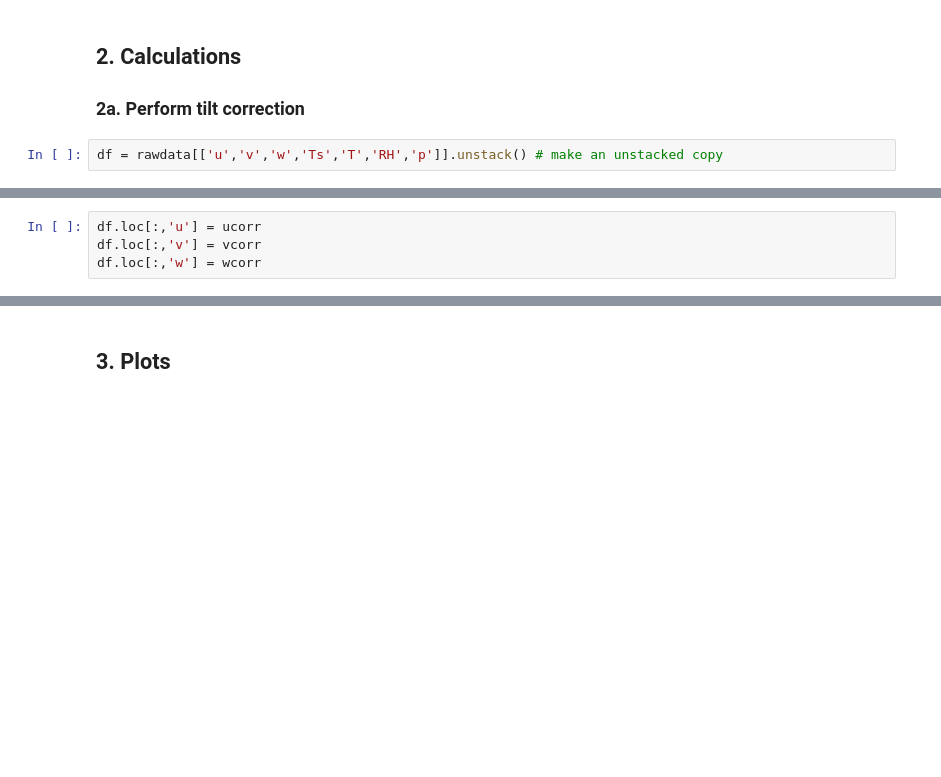
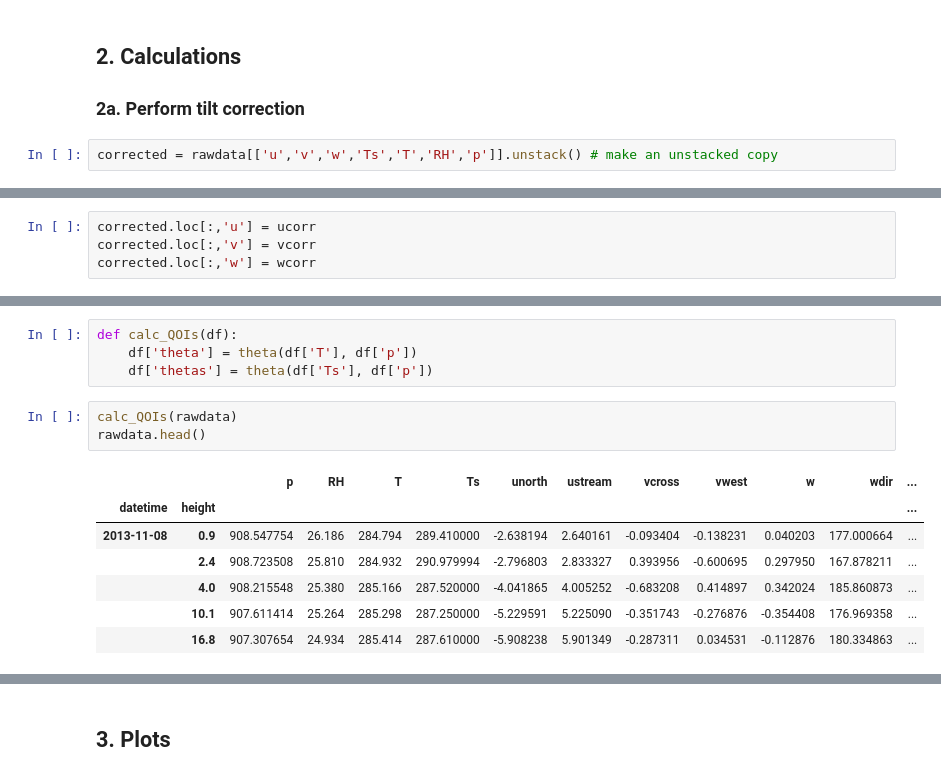
Before and after one commit to a2e-mmc/assessment, a Jupyter notebook: datasets/SWiFT/process_TTU_tower.ipynb, the cells around one changed output, grey strips where cells are left out. Saved outputs shown, nothing was run; the diff lists cells and outputs as text; blank space fills up the shorter version.

```diff
--- a/datasets/SWiFT/process_TTU_tower.ipynb
+++ b/datasets/SWiFT/process_TTU_tower.ipynb
@@ -153,5 +157,5 @@ rawdata = rawdata.rename(columns={
 ## 2. Calculations
 ### 2a. Perform tilt correction
 # %%
-df = rawdata[['u','v','w','Ts','T','RH','p']].unstack() # make an unstacked copy
+corrected = rawdata[['u','v','w','Ts','T','RH','p']].unstack() # make an unstacked copy
 # %%
@@ -159,6 +163,6 @@ ucorr,vcorr,wcorr = tilt_correction(df['u'],df['v'],df['w'],
                                     reg_coefs=reg_coefs,
                                     tilts=tilts)
 # %%
-df.loc[:,'u'] = ucorr
-df.loc[:,'v'] = vcorr
-df.loc[:,'w'] = wcorr
+corrected.loc[:,'u'] = ucorr
+corrected.loc[:,'v'] = vcorr
+corrected.loc[:,'w'] = wcorr
@@ -173,0 +183,15 @@ Wall time: 34 s
+# %%
+def calc_QOIs(df):
+    df['theta'] = theta(df['T'], df['p'])
+    df['thetas'] = theta(df['Ts'], df['p'])
+# %%
+calc_QOIs(rawdata)
+rawdata.head()
+# %% [output]
+|  |  | p | RH | T | Ts | unorth | ustream | vcross | vwest | w | wdir | ... |
+| datetime | height |  |  |  |  |  |  |  |  |  |  | ... |
+| 2013-11-08 | 0.9 | 908.547754 | 26.186 | 284.794 | 289.410000 | -2.638194 | 2.640161 | -0.093404 | -0.138231 | 0.040203 | 177.000664 | ... |
+|  | 2.4 | 908.723508 | 25.810 | 284.932 | 290.979994 | -2.796803 | 2.833327 | 0.393956 | -0.600695 | 0.297950 | 167.878211 | ... |
+|  | 4.0 | 908.215548 | 25.380 | 285.166 | 287.520000 | -4.041865 | 4.005252 | -0.683208 | 0.414897 | 0.342024 | 185.860873 | ... |
+|  | 10.1 | 907.611414 | 25.264 | 285.298 | 287.250000 | -5.229591 | 5.225090 | -0.351743 | -0.276876 | -0.354408 | 176.969358 | ... |
+|  | 16.8 | 907.307654 | 24.934 | 285.414 | 287.610000 | -5.908238 | 5.901349 | -0.287311 | 0.034531 | -0.112876 | 180.334863 | ... |
```
Also changed, not shown: parts of 20 cells of this notebook.
